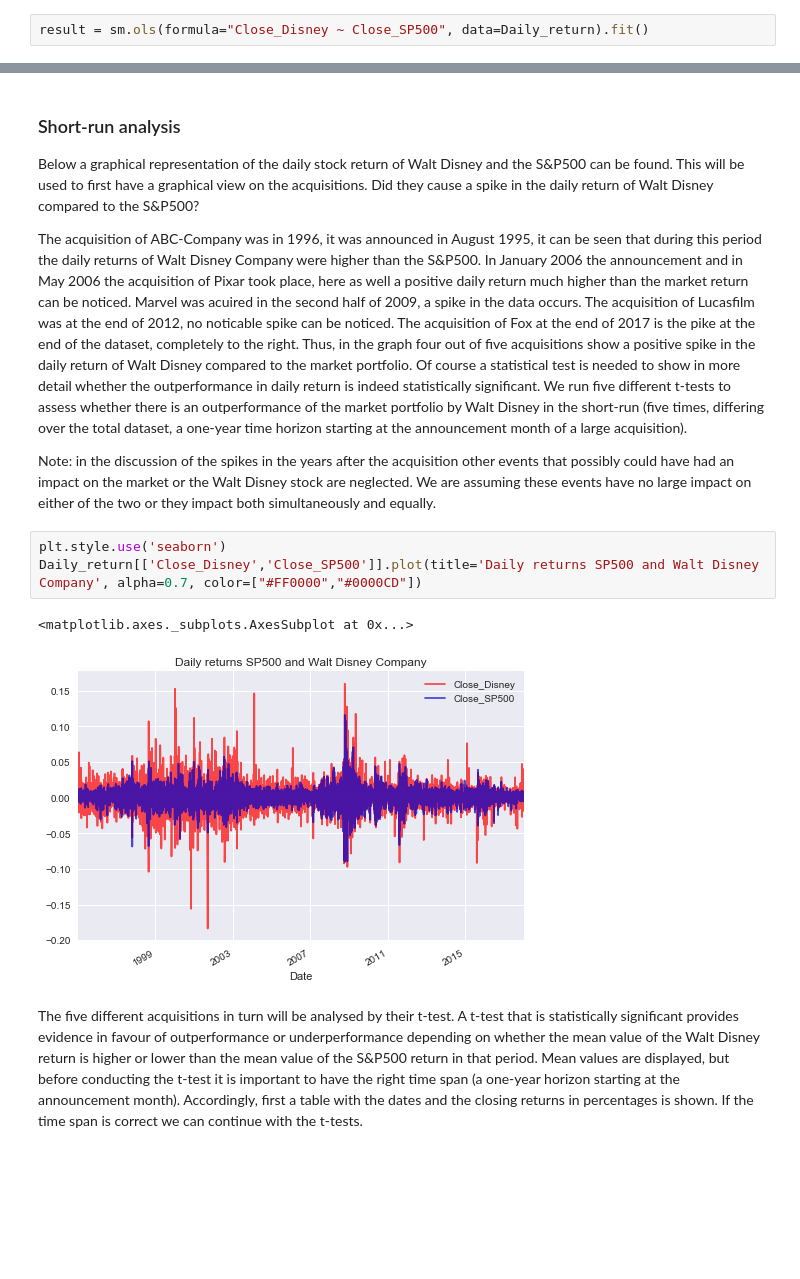
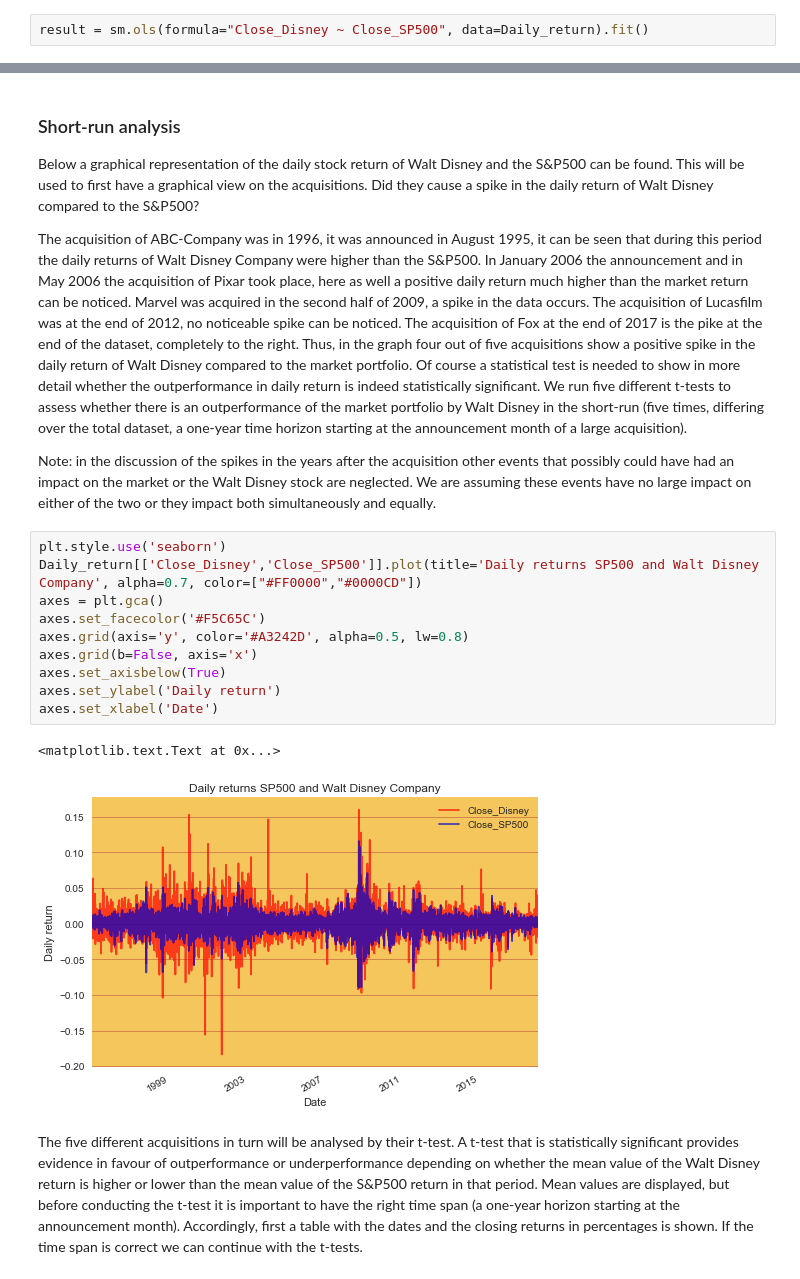
Before and after one commit to gecuijpers/Assignments, a Jupyter notebook: The Walt Disney Company analysis AEA1 Final version.ipynb, the cells around one changed output, grey strips where cells are left out. Cells and saved outputs as stored; diff of their text form; blank space fills up the shorter version.

```diff
--- a/The Walt Disney Company analysis AEA1 Final version.ipynb
+++ b/The Walt Disney Company analysis AEA1 Final version.ipynb
@@ -393,15 +393,22 @@ No evidence of a positive alpha over a long-time period does not suggest that th
 ### Short-run analysis
 Below a graphical representation of the daily stock return of Walt Disney and the S&P500 can be found. This will be used to first have a graphical view on the acquisitions. Did they cause a spike in the daily return of Walt Disney compared to the S&P500?
 
-The acquisition of ABC-Company was in 1996, it was announced in August 1995, it can be seen that during this period the daily returns of Walt Disney Company were higher than the S&P500. In January 2006 the announcement and in May 2006 the acquisition of Pixar took place, here as well a positive daily return much higher than the market return can be noticed. Marvel was acuired in the second half of 2009, a spike in the data occurs. The acquisition of Lucasfilm was at the end of 2012, no noticable spike can be noticed. The acquisition of Fox at the end of 2017 is the pike at the end of the dataset, completely to the right. Thus, in the graph four out of five acquisitions show a positive spike in the daily return of Walt Disney compared to the market portfolio. Of course a statistical test is needed to show in more detail whether the outperformance in daily return is indeed statistically significant. We run five different t-tests to assess whether there is an outperformance of the market portfolio by Walt Disney in the short-run (five times, differing over the total dataset, a one-year time horizon starting at the announcement month of a large acquisition).
+The acquisition of ABC-Company was in 1996, it was announced in August 1995, it can be seen that during this period the daily returns of Walt Disney Company were higher than the S&P500. In January 2006 the announcement and in May 2006 the acquisition of Pixar took place, here as well a positive daily return much higher than the market return can be noticed. Marvel was acquired in the second half of 2009, a spike in the data occurs. The acquisition of Lucasfilm was at the end of 2012, no noticeable spike can be noticed. The acquisition of Fox at the end of 2017 is the pike at the end of the dataset, completely to the right. Thus, in the graph four out of five acquisitions show a positive spike in the daily return of Walt Disney compared to the market portfolio. Of course a statistical test is needed to show in more detail whether the outperformance in daily return is indeed statistically significant. We run five different t-tests to assess whether there is an outperformance of the market portfolio by Walt Disney in the short-run (five times, differing over the total dataset, a one-year time horizon starting at the announcement month of a large acquisition).
 
 Note: in the discussion of the spikes in the years after the acquisition other events that possibly could have had an impact on the market or the Walt Disney stock are neglected. We are assuming these events have no large impact on either of the two or they impact both simultaneously and equally.
 # %%
 plt.style.use('seaborn')
 Daily_return[['Close_Disney','Close_SP500']].plot(title='Daily returns SP500 and Walt Disney Company', alpha=0.7, color=["#FF0000","#0000CD"])
+axes = plt.gca()
+axes.set_facecolor('#F5C65C')
+axes.grid(axis='y', color='#A3242D', alpha=0.5, lw=0.8)
+axes.grid(b=False, axis='x')
+axes.set_axisbelow(True)
+axes.set_ylabel('Daily return')
+axes.set_xlabel('Date')
 # %% [output]
-<matplotlib.axes._subplots.AxesSubplot at 0x...>
+<matplotlib.text.Text at 0x...>
-[figure, old version]
+[figure, new version]
 # %% [markdown]
 The five different acquisitions in turn will be analysed by their t-test. A t-test that is statistically significant provides evidence in favour of outperformance or underperformance depending on whether the mean value of the Walt Disney return is higher or lower than the mean value of the S&P500 return in that period. Mean values are displayed, but before conducting the t-test it is important to have the right time span (a one-year horizon starting at the announcement month). Accordingly, first a table with the dates and the closing returns in percentages is shown. If the time span is correct we can continue with the t-tests.
 # %% [markdown]
```
Also changed, not shown: parts of 21 cells of this notebook.
